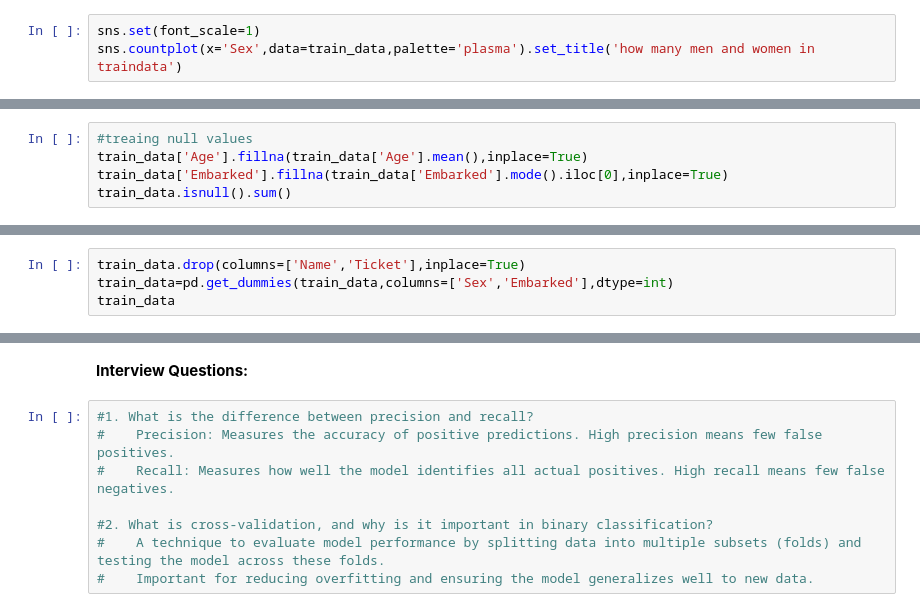
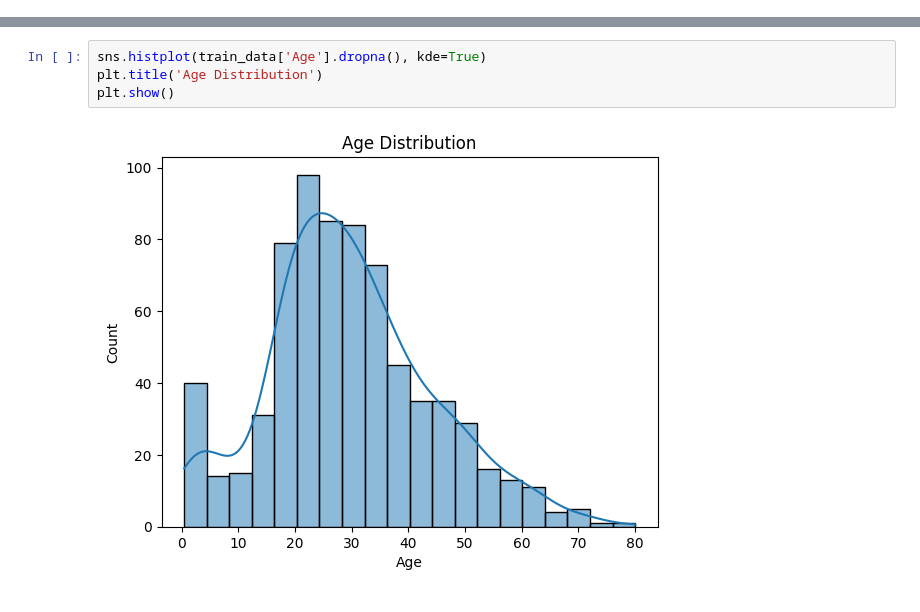
Before and after one commit to ygtech27/titanic-logistic-regression-app, a Jupyter notebook: LR.ipynb, the cells around one changed output, grey strips where cells are left out. Drawn from its saved outputs; the diff is of its cells as text.

```diff
--- a/LR.ipynb
+++ b/LR.ipynb
@@ -79,3 +22,0 @@ sns.pairplot(train_data)
-# %%
-sns.set(font_scale=1)
-sns.countplot(x='Sex',data=train_data,palette='plasma').set_title('how many men and women in traindata')
@@ -118,7 +83,2 @@ train_data.isnull().sum()
 | Embarked | 2 |
 dtype: int64
-# %%
-#treaing null values
-train_data['Age'].fillna(train_data['Age'].mean(),inplace=True)
-train_data['Embarked'].fillna(train_data['Embarked'].mode().iloc[0],inplace=True)
-train_data.isnull().sum()
@@ -160,4 +84,0 @@ memory usage: 76.7+ KB
-# %%
-train_data.drop(columns=['Name','Ticket'],inplace=True)
-train_data=pd.get_dummies(train_data,columns=['Sex','Embarked'],dtype=int)
-train_data
@@ -368,10 +85,6 @@ with open("logistic_model.pkl", "rb") as f:
-# %% [markdown]
-**Interview Questions:**
-# %%
-#1. What is the difference between precision and recall?
-#    Precision: Measures the accuracy of positive predictions. High precision means few false positives.
-#    Recall: Measures how well the model identifies all actual positives. High recall means few false negatives.
-
-#2. What is cross-validation, and why is it important in binary classification?
-#    A technique to evaluate model performance by splitting data into multiple subsets (folds) and testing the model across these folds.
-#    Important for reducing overfitting and ensuring the model generalizes well to new data.
+# %%
+sns.histplot(train_data['Age'].dropna(), kde=True)
+plt.title('Age Distribution')
+plt.show()
+# %% [output]
+[figure, added]
```
Also changed, not shown: parts of 59 cells of this notebook, 3 other files.
